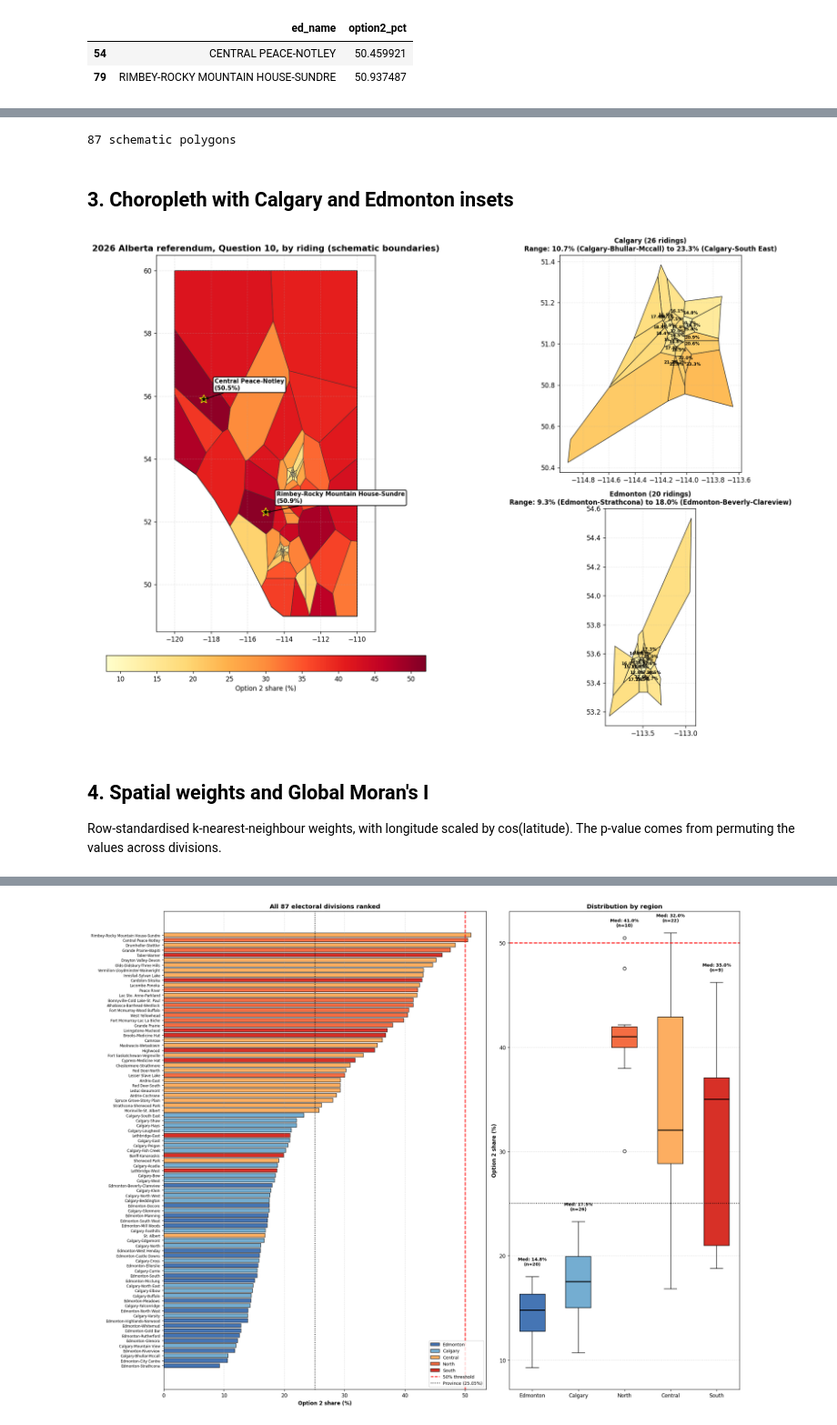
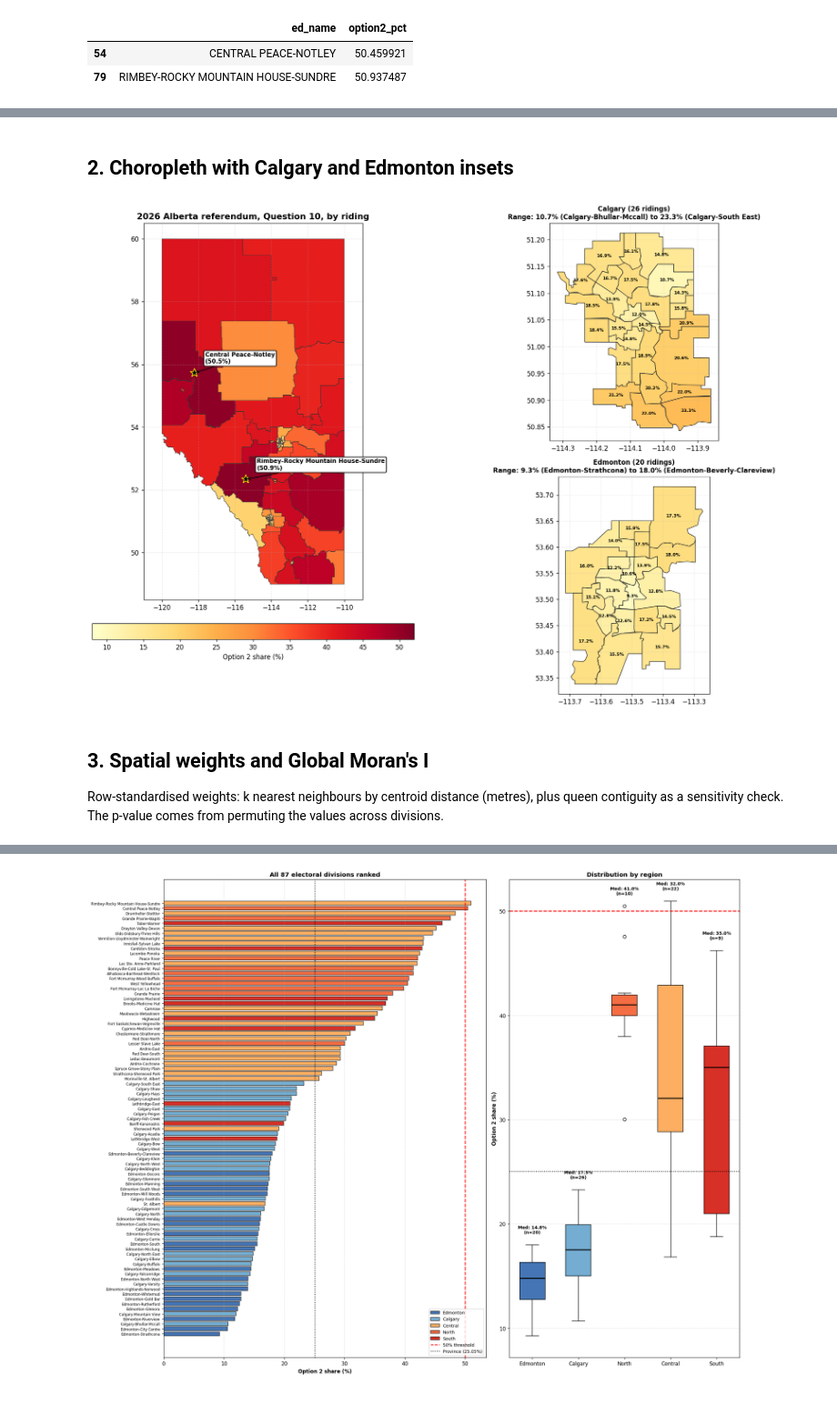
Before and after one commit to TheZarif/alberta-referendum, a Jupyter notebook: notebooks/06-spatial_analysis.ipynb, the cells around one changed output, grey strips where cells are left out. Shown at 91% size. Drawn from its saved outputs; the diff is of its cells as text; code cells hidden in the pictures.

Commit message:
Use official 2017 electoral division boundaries in the spatial analysis.
Co-Authored-By: Claude Sonnet 5.5 <noreply@anthropic.com>

```diff
--- a/notebooks/06-spatial_analysis.ipynb
+++ b/notebooks/06-spatial_analysis.ipynb
@@ -37,12 +35,24 @@ q10 = results[results["question_number"] == 10].copy()
 q10["total"] = q10["choice_1_votes"] + q10["choice_2_votes"]
 q10["option2_pct"] = 100 * q10["choice_2_votes"] / q10["total"]
 
-centroids = pd.read_csv(RAW / "riding_centroids.csv", dtype={"ed_code": str})
-df = q10.merge(centroids[["ed_code", "region", "lat", "lon"]], on="ed_code", how="left")
+regions = pd.read_csv(RAW / "ed_regions.csv", dtype={"ed_code": str})[["ed_code", "region"]]
+shapes = gpd.read_file(RAW / "ab_electoral_divisions_2017.geojson")
+shapes["ed_code"] = shapes["EDNUMBER"].astype(int).map("{:02d}".format)
 
-assert len(df) == 87 and df["lat"].notna().all()
-assert df["choice_1_votes"].sum() == EXPECTED_2026[10]["choice_1"]
-assert df["choice_2_votes"].sum() == EXPECTED_2026[10]["choice_2"]
+gdf = (shapes[["ed_code", "geometry"]].merge(q10, on="ed_code", how="right")
+       .merge(regions, on="ed_code", how="left"))
+gdf = gpd.GeoDataFrame(gdf, geometry="geometry", crs=shapes.crs)
+
+assert len(gdf) == 87 and gdf.geometry.notna().all() and gdf["region"].notna().all()
+assert gdf["choice_1_votes"].sum() == EXPECTED_2026[10]["choice_1"]
+assert gdf["choice_2_votes"].sum() == EXPECTED_2026[10]["choice_2"]
+
+# Centroids in a metric projection (NAD83 / Alberta 10-TM Forest); lon/lat for plotting
+metric = gdf.to_crs(3400)
+gdf["x"], gdf["y"] = metric.centroid.x, metric.centroid.y
+cent = metric.centroid.to_crs(4326)
+gdf["lon"], gdf["lat"] = cent.x, cent.y
+df = pd.DataFrame(gdf.drop(columns="geometry"))
 
 y = df["option2_pct"].to_numpy()
 print(f"Option 2 share, provincial: {100 * df['choice_2_votes'].sum() / df['total'].sum():.2f}%")
@@ -60,58 +67,40 @@ Divisions above 50%: 2
-# %%
-ab_poly = Polygon([(-120.0, 60.0), (-110.0, 60.0), (-110.0, 49.0), (-114.05, 49.0),
-                   (-114.7, 49.3), (-115.3, 50.0), (-116.0, 50.8), (-116.9, 51.8),
-                   (-117.8, 52.7), (-118.8, 53.5), (-120.0, 54.0)])
-pts = [Point(xy) for xy in df[["lon", "lat"]].to_numpy()]
-cells = list(voronoi_diagram(MultiPoint(pts), envelope=ab_poly.envelope.buffer(2.0)).geoms)
-
-polys = []
-for pt in pts:
-    cell = next((c_ for c_ in cells if c_.contains(pt)), None) or min(cells, key=lambda c_: c_.distance(pt))
-    clipped = cell.intersection(ab_poly)
-    polys.append(clipped if not clipped.is_empty else pt.buffer(0.35).intersection(ab_poly))
-
-gdf = gpd.GeoDataFrame(df, geometry=polys, crs="EPSG:4326")
-print(len(gdf), "schematic polygons")
-# %% [output]
-87 schematic polygons
 # %% [markdown]
-## 3. Choropleth with Calgary and Edmonton insets
+## 2. Choropleth with Calgary and Edmonton insets
 # %%
 VMIN, VMAX = 8.0, 52.0
 LABEL = "Option 2 share (%)"
 
 fig = plt.figure(figsize=(18, 11), dpi=120)
 gs = GridSpec(2, 2, width_ratios=[1.25, 1.0], height_ratios=[1.0, 1.0], figure=fig)
 ax_main, ax_cal, ax_edm = (fig.add_subplot(gs[:, 0]), fig.add_subplot(gs[0, 1]), fig.add_subplot(gs[1, 1]))
 
-gpd.GeoSeries([ab_poly]).plot(ax=ax_main, facecolor="#f5f5f5", edgecolor="#111111", linewidth=1.5)
 gdf.plot(column="option2_pct", cmap="YlOrRd", vmin=VMIN, vmax=VMAX, linewidth=0.6,
          edgecolor="#333333", legend=True, ax=ax_main,
          legend_kwds={"label": LABEL, "orientation": "horizontal", "shrink": 0.65, "pad": 0.05})
 
 for _, r in gdf[gdf["option2_pct"] > 50].iterrows():
     ax_main.plot(r["lon"], r["lat"], marker="*", markersize=14, color="black", markeredgecolor="yellow")
     ax_main.annotate(f"{r['ed_name'].title()}\n({r['option2_pct']:.1f}%)", xy=(r["lon"], r["lat"]),
                      xytext=(r["lon"] + 0.6, r["lat"] + 0.3), fontsize=9, fontweight="bold",
                      bbox=dict(boxstyle="round,pad=0.25", fc="white", ec="black", lw=1.2),
                      arrowprops=dict(arrowstyle="->", color="black", lw=1.2))
-ax_main.set_title("2026 Alberta referendum, Question 10, by riding (schematic boundaries)", fontsize=13, fontweight="bold")
+ax_main.set_title("2026 Alberta referendum, Question 10, by riding", fontsize=13, fontweight="bold")
 ax_main.set_xlim(-121.0, -109.0); ax_main.set_ylim(48.5, 60.5)
 ax_main.grid(True, linestyle="--", alpha=0.3)
 
 for ax, region in ((ax_cal, "Calgary"), (ax_edm, "Edmonton")):
     sub = gdf[gdf["region"] == region]
     sub.plot(column="option2_pct", cmap="YlOrRd", vmin=VMIN, vmax=VMAX, linewidth=0.8, edgecolor="#222222", ax=ax)
     for _, r in sub.iterrows():
         ax.text(r["lon"], r["lat"], f"{r['option2_pct']:.1f}%", fontsize=6.5, ha="center", va="center", fontweight="bold")
     lo, hi = sub.loc[sub["option2_pct"].idxmin()], sub.loc[sub["option2_pct"].idxmax()]
     ax.set_title(f"{region} ({len(sub)} ridings)\nRange: {lo['option2_pct']:.1f}% ({lo['ed_name'].title()}) to {hi['option2_pct']:.1f}% ({hi['ed_name'].title()})",
                  fontsize=10, fontweight="bold")
     ax.grid(True, linestyle=":", alpha=0.4)
 plt.tight_layout(); plt.show()
 # %% [output]
-[figure, old version]
+[figure, new version]
 # %% [markdown]
-## 4. Spatial weights and Global Moran's I
-Row-standardised k-nearest-neighbour weights, with longitude scaled by cos(latitude). The p-value comes from permuting the values across divisions.
+## 3. Spatial weights and Global Moran's I
+Row-standardised weights: k nearest neighbours by centroid distance (metres), plus queen contiguity as a sensitivity check. The p-value comes from permuting the values across divisions.
 # %%
```
Also changed, not shown: parts of 8 cells of this notebook, 9 other files.
